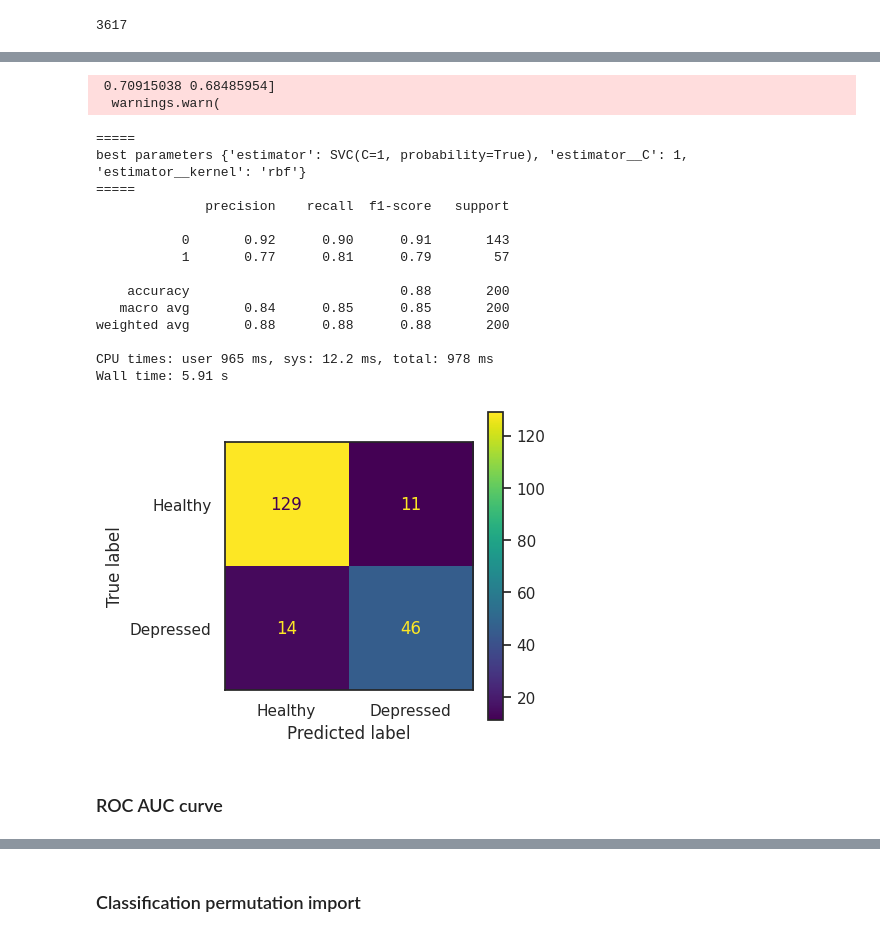
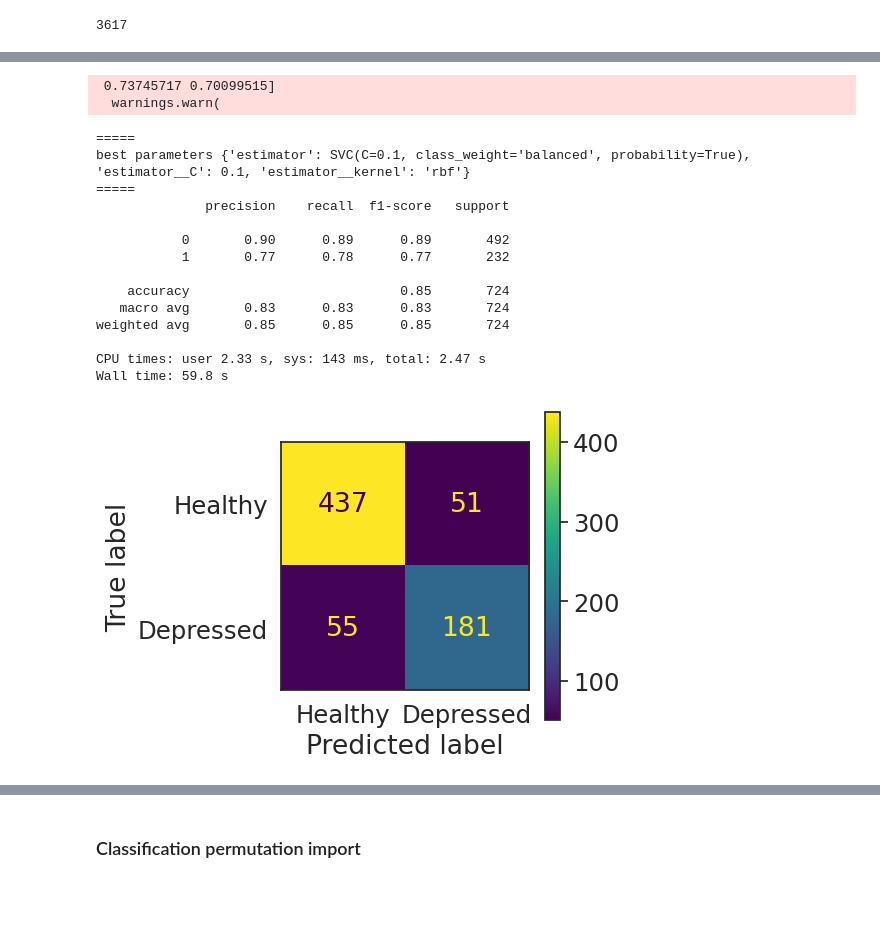
Before and after one commit to danielmlow/tutorials, a Jupyter notebook: machine_learning/regression_and_classification.ipynb, the cells around one changed output, grey strips where cells are left out. Drawn from its saved outputs; the diff is of its cells as text; code cells hidden in the pictures; blank space fills up the shorter version.

```diff
--- a/machine_learning/regression_and_classification.ipynb
+++ b/machine_learning/regression_and_classification.ipynb
@@ -53,7 +55,7 @@ pd.set_option('display.max_columns', None)
 
 
 # figure size in inches
-rcParams['figure.figsize'] = 10,10
+rcParams['figure.figsize'] = 5,5
 # %% [markdown]
 # Load data and set input/output paths
 # %%
@@ -456,6 +638,6 @@ plt.show()
 # %%
 y_depression_binary = []
-for i in y_depression:
+for i in y:
   if i >= 10:
     y_depression_binary.append(1)
   else:
@@ -475,15 +665,15 @@ Counter({0: 2463, 1: 1154})
 # %%
 params_grid = [
               {
-                'estimator':[LogisticRegression()],
-                'estimator__penalty': ['l1', 'l2'],
+                'estimator':[LogisticRegression(class_weight='balanced', penalty = 'l1')],
+                'estimator__C': [0.1, 0.3, 0.6, 0.9],
                 },
                 {
-                'estimator':[SVC(probability=True)],
+                'estimator':[SVC(class_weight='balanced',probability=True)],
                 'estimator__C': [0.1, 1, 10],
                  'estimator__kernel': ['linear', 'rbf'],
                 },
-               # For the ROC AUC below, we need to output the probabilities, not sure
+               # For the ROC AUC below, we need to output the probabilities
                 # {
                 # 'estimator': [RandomForestClassifier()],
                 # 'estimator__n_estimators': [50, 250],
@@ -497,51 +692,54 @@ len(X_depression)
 # %%
 %%time
-toy = True
+toy = False
 
 if toy:
   # use a subsample
   m = 1000
-  X_depression_toy, y_depression_binary_toy = zip(*random.sample(list(zip(X_depression, y_depression_binary)), m))
-  X_train, X_test, y_train, y_test = train_test_split(X_depression_toy, y_depression_binary_toy, test_size=0.2, random_state=42)
+  X_toy, y_depression_binary_toy = zip(*random.sample(list(zip(X, y_depression_binary)), m))
+  X_train, X_test, y_train, y_test = train_test_split(X_toy, y_depression_binary_toy, test_size=0.2, random_state=42)
 else:
-  X_train, X_test, y_train, y_test = train_test_split(X_depression, y_depression_binary, test_size=0.2, random_state=42)
+  X_train, X_test, y_train, y_test = train_test_split(X, y_depression_binary, test_size=0.2, random_state=42)
 
 pipeline = Pipeline([
     ('normalize', StandardScaler()),
-    ('estimator', LogisticRegression())
+    ('estimator', LogisticRegression(class_weight='balanced'))
     ])#initialize with any classifier, but then it will test all estimators specified in params_grid
 
-# Train the grid search model
-gs = GridSearchCV(pipeline, params_grid, cv=5, n_jobs=-1, scoring='f1').fit(X_train, y_train) # I use f1-score because it is less affected by class imbalance
+# Train the grid search model, use refit, to refit the best params, scoring is what you want to optimize
+gs = GridSearchCV(pipeline, params_grid, cv=5, n_jobs=-1, scoring='f1', refit=True).fit(X_train, y_train) # I use f1-score because it is less affected by class imbalance
 # Best performing model and its corresponding hyperparameters
 print('=====')
 print('best parameters', gs.best_params_)
 print('=====')
 
 # Test data performance
-y_pred = gs.predict(X_test)
+y_proba = gs.predict_proba(X_test)       # Get predicted probabilities
+y_proba = np.round(y_proba,2)               # round to 2 decimals
+y_proba                                     # probabilitiesfor y=0 and y=1
+y_proba_1 = y_proba[:,1]
+y_pred = np.argmax(y_proba, axis=1) # in binary classification, threshold 0.5
+
 print(classification_report(y_pred, y_test))
 cm = confusion_matrix(y_test, y_pred, )
 
 cm_display = ConfusionMatrixDisplay(cm, display_labels = ['Healthy', 'Depressed']).plot()
 plt.grid(False)
 # %% [output]
- 0.70915038 0.68485954]
+ 0.73745717 0.70099515]
   warnings.warn(
 =====
-best parameters {'estimator': SVC(C=1, probability=True), 'estimator__C': 1, 'estimator__kernel': 'rbf'}
+best parameters {'estimator': SVC(C=0.1, class_weight='balanced', probability=True), 'estimator__C': 0.1, 'estimator__kernel': 'rbf'}
 =====
               precision    recall  f1-score   support
 
-           0       0.92      0.90      0.91       143
-           1       0.77      0.81      0.79        57
+           0       0.90      0.89      0.89       492
+           1       0.77      0.78      0.77       232
 
-    accuracy                           0.88       200
-   macro avg       0.84      0.85      0.85       200
-weighted avg       0.88      0.88      0.88       200
+    accuracy                           0.85       724
+   macro avg       0.83      0.83      0.83       724
+weighted avg       0.85      0.85      0.85       724
 
-CPU times: user 965 ms, sys: 12.2 ms, total: 978 ms
-Wall time: 5.91 s
+CPU times: user 2.33 s, sys: 143 ms, total: 2.47 s
+Wall time: 59.8 s
-[figure, old version]
+[figure, new version]
-# %% [markdown]
-### ROC AUC curve
```
Also changed, not shown: parts of 32 cells of this notebook.
